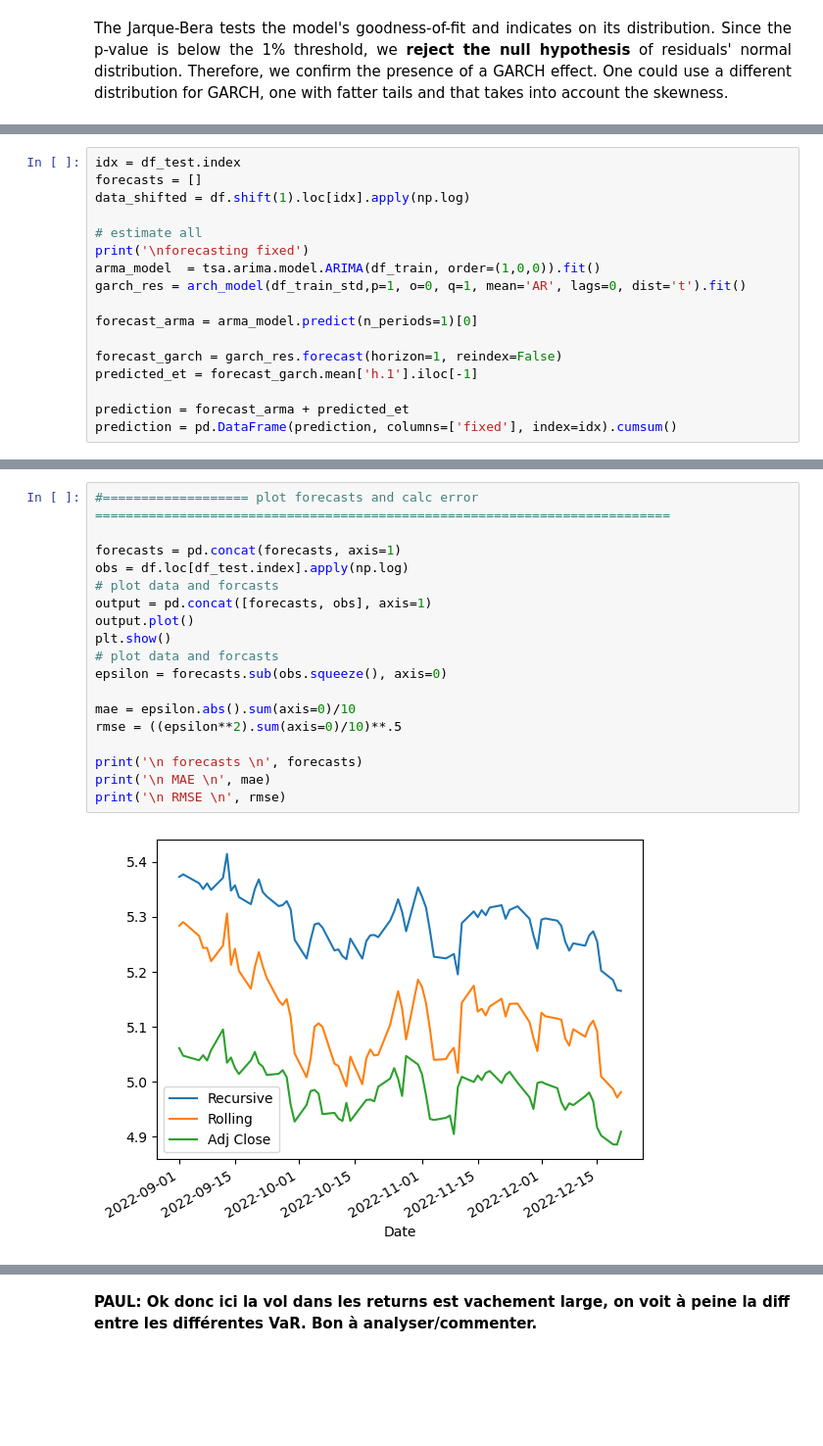
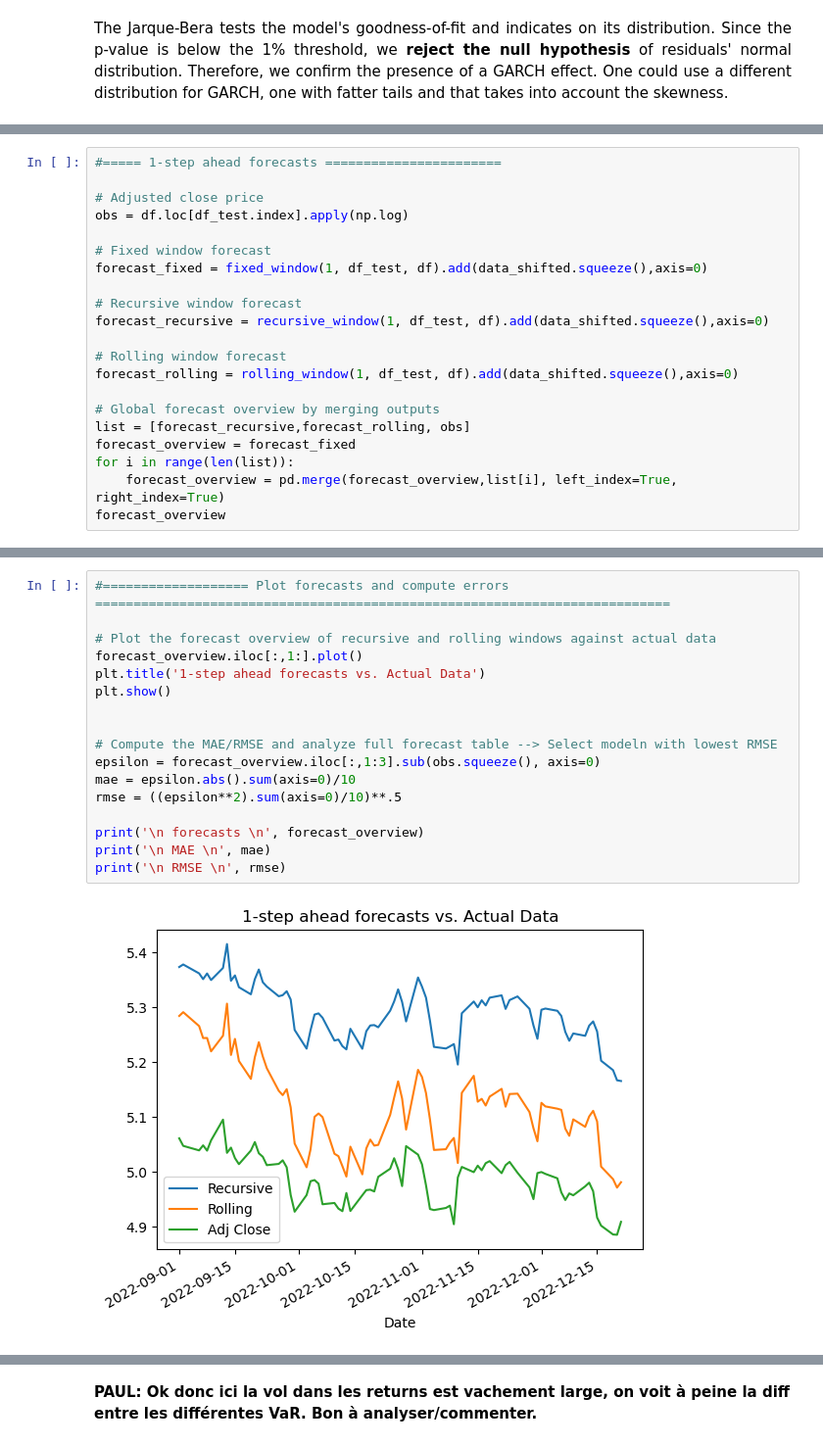
Before and after one commit to Varvoo/Free-ATS-Grinta, a Jupyter notebook: Exo 6 _ Ariane.ipynb, the cells around one changed output, grey strips where cells are left out. Shown: that part at 98% size. Saved outputs shown, nothing was run; the diff lists cells and outputs as text; blank space fills up the shorter version.

```diff
--- a/Exo 6 _ Ariane.ipynb
+++ b/Exo 6 _ Ariane.ipynb
@@ -241,18 +293,22 @@ I must review the course maybe but how do you identify or choose the params? Onl
 # %%
-idx = df_test.index
-forecasts = []
-data_shifted = df.shift(1).loc[idx].apply(np.log)
+#===== 1-step ahead forecasts =======================
 
-# estimate all
-print('\nforecasting fixed')
-arma_model  = tsa.arima.model.ARIMA(df_train, order=(1,0,0)).fit()
-garch_res = arch_model(df_train_std,p=1, o=0, q=1, mean='AR', lags=0, dist='t').fit()
+# Adjusted close price
+obs = df.loc[df_test.index].apply(np.log)
 
-forecast_arma = arma_model.predict(n_periods=1)[0]
+# Fixed window forecast
+forecast_fixed = fixed_window(1, df_test, df).add(data_shifted.squeeze(),axis=0)
 
-forecast_garch = garch_res.forecast(horizon=1, reindex=False)
-predicted_et = forecast_garch.mean['h.1'].iloc[-1]
+# Recursive window forecast
+forecast_recursive = recursive_window(1, df_test, df).add(data_shifted.squeeze(),axis=0)
 
-prediction = forecast_arma + predicted_et
-prediction = pd.DataFrame(prediction, columns=['fixed'], index=idx).cumsum()
+# Rolling window forecast
+forecast_rolling = rolling_window(1, df_test, df).add(data_shifted.squeeze(),axis=0)
+
+# Global forecast overview by merging outputs
+list = [forecast_recursive,forecast_rolling, obs]
+forecast_overview = forecast_fixed
+for i in range(len(list)):
+    forecast_overview = pd.merge(forecast_overview,list[i], left_index=True, right_index=True)
+forecast_overview
 # %% [output]
@@ -356,21 +346,20 @@ Iteration:     10,   Func. Count:     74,   Neg. LLF: 2356.060535233218
 # %%
-#=================== plot forecasts and calc error ===========================================================================
+#=================== Plot forecasts and compute errors ===========================================================================
 
-forecasts = pd.concat(forecasts, axis=1)
-obs = df.loc[df_test.index].apply(np.log)
-# plot data and forcasts
-output = pd.concat([forecasts, obs], axis=1)
-output.plot()
+# Plot the forecast overview of recursive and rolling windows against actual data
+forecast_overview.iloc[:,1:].plot()
+plt.title('1-step ahead forecasts vs. Actual Data')
 plt.show()
-# plot data and forcasts
-epsilon = forecasts.sub(obs.squeeze(), axis=0)
 
+
+# Compute the MAE/RMSE and analyze full forecast table --> Select modeln with lowest RMSE
+epsilon = forecast_overview.iloc[:,1:3].sub(obs.squeeze(), axis=0)
 mae = epsilon.abs().sum(axis=0)/10
 rmse = ((epsilon**2).sum(axis=0)/10)**.5
 
-print('\n forecasts \n', forecasts)
+print('\n forecasts \n', forecast_overview)
 print('\n MAE \n', mae)
 print('\n RMSE \n', rmse)
 # %% [output]
-[figure, old version]
+[figure, new version]
  forecasts
```
Also changed, not shown: parts of 45 cells of this notebook.
